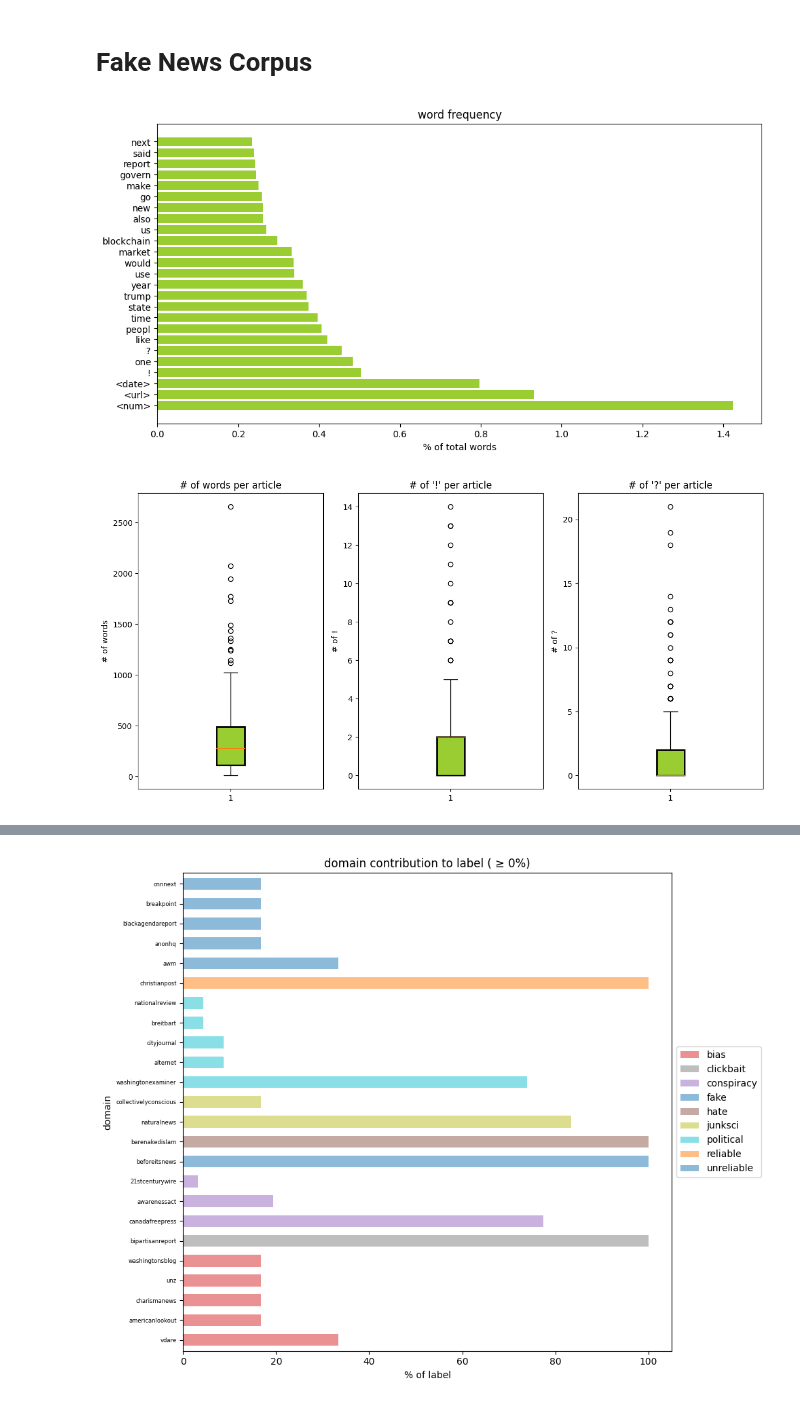
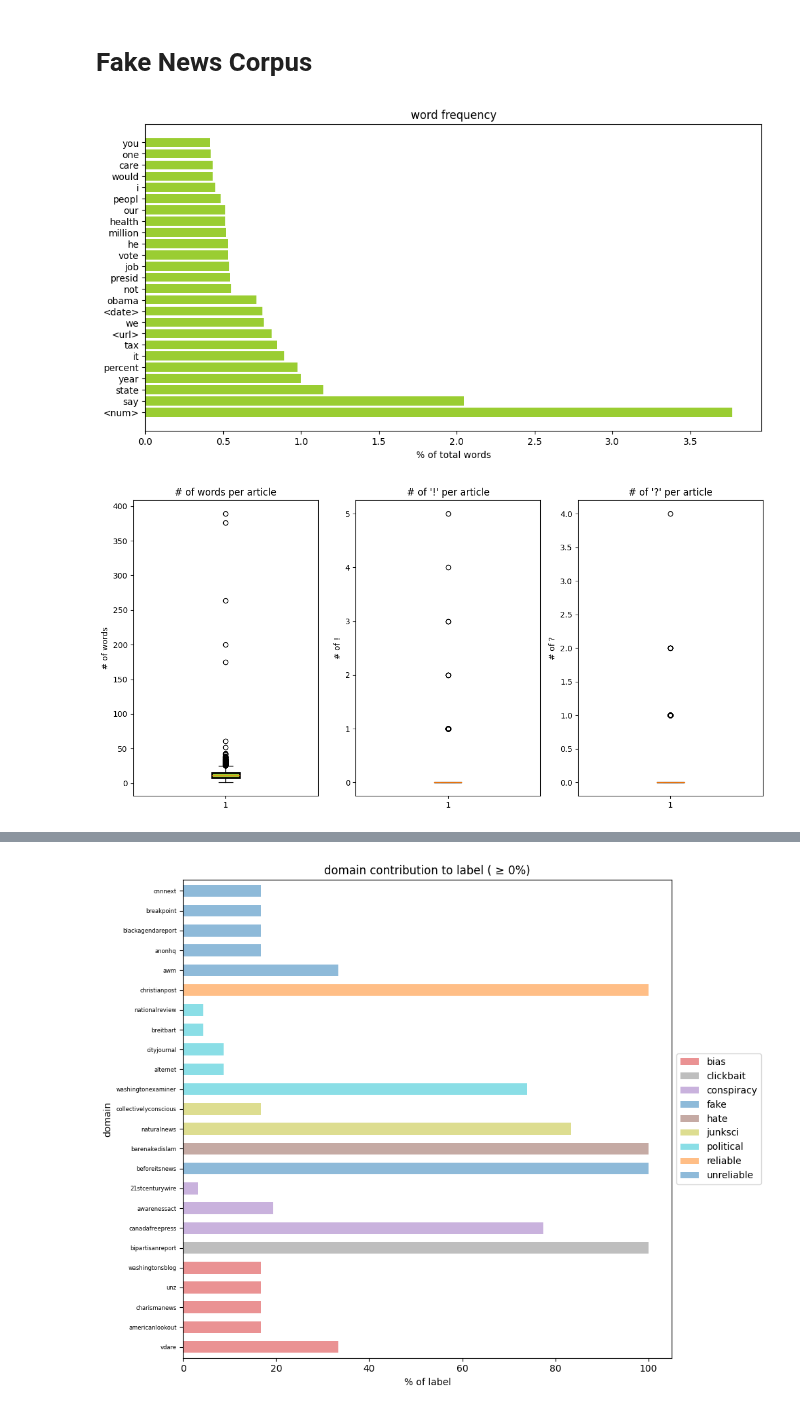
Before and after one commit to henrikdchristensen/DIKU-DS-Exam-FakeNewsDetection, a Jupyter notebook: src/bookhc.ipynb, the cells around one changed output, grey strips where cells are left out. Saved outputs shown, nothing was run; the diff lists cells and outputs as text; code cells hidden in the pictures.

```diff
--- a/src/bookhc.ipynb
+++ b/src/bookhc.ipynb
@@ -10,8 +9,17 @@ Stat_fake_news = hc.Statistics(filename="../datasets/sample/dataset.csv", conten
+# %%
+importlib.reload(hc)
+liar_set = True
+if liar_set:
+    data = pd.read_csv("../datasets/liar_dataset/cleaned/combined_cleaned.csv")
+    Stat = hc.Statistics(data=data, content_label="statement_cleaned", type_label="label", binary_type_label='label_binary', domain_label='party', sentence_analysis_label="sentence_analysis")
+else:
+    data = pd.read_csv("../datasets/sample/dataset.csv")
+    Stat = hc.Statistics(data=data, content_label="content_cleaned", type_label="type", binary_type_label='type_binary', sentence_analysis_label="sentence_analysis")
 # %%
-Stat_fake_news.plot_word_frequency_barplot()
+Stat.plot_word_frequency_barplot()
 # %% [output]
-[figure, old version]
+[figure, new version]
 # %%
-Stat_fake_news.plot_word_frequency_boxplot()
+Stat.plot_word_frequency_boxplot()
 # %% [output]
-[figure, old version]
+[figure, new version]
```
Also changed, not shown: parts of 19 cells of this notebook, 2 other files.
